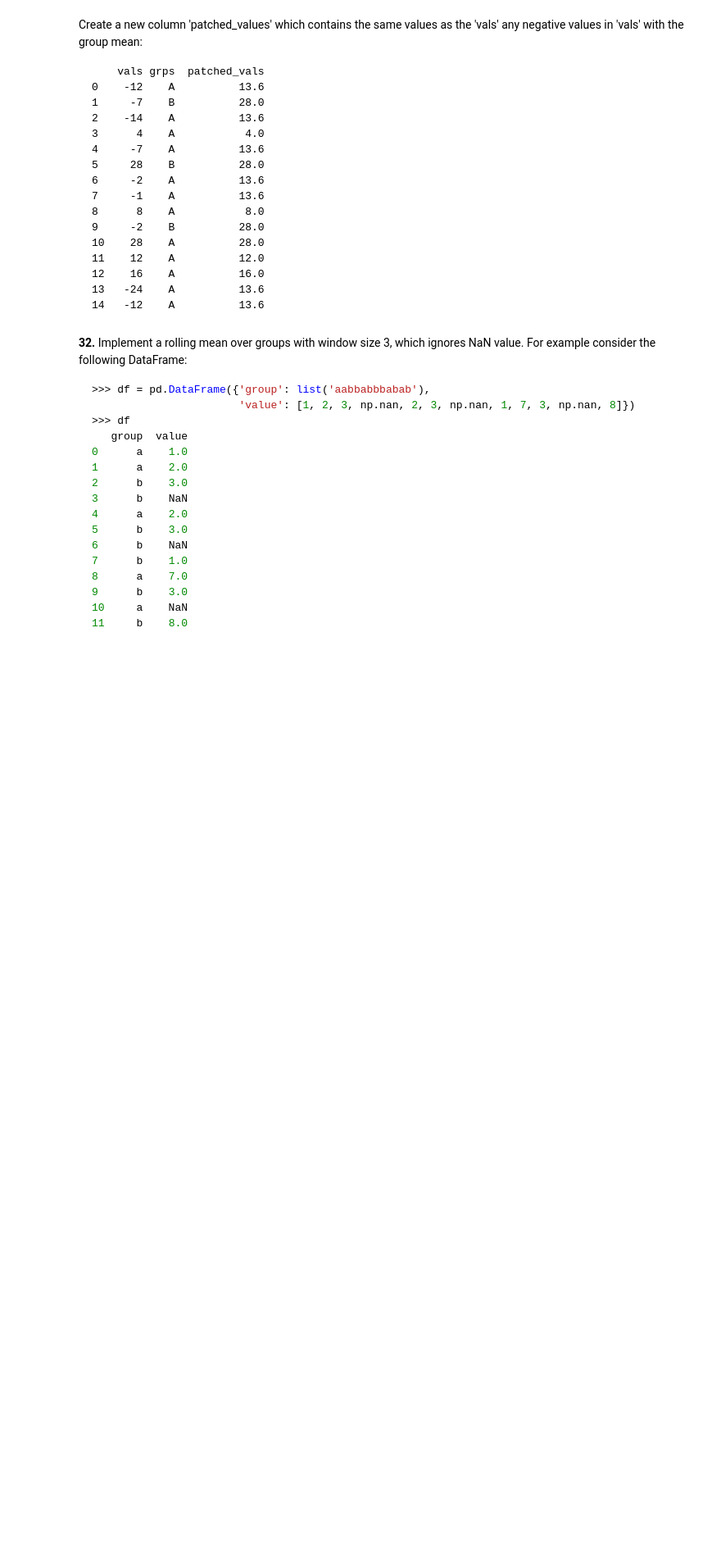
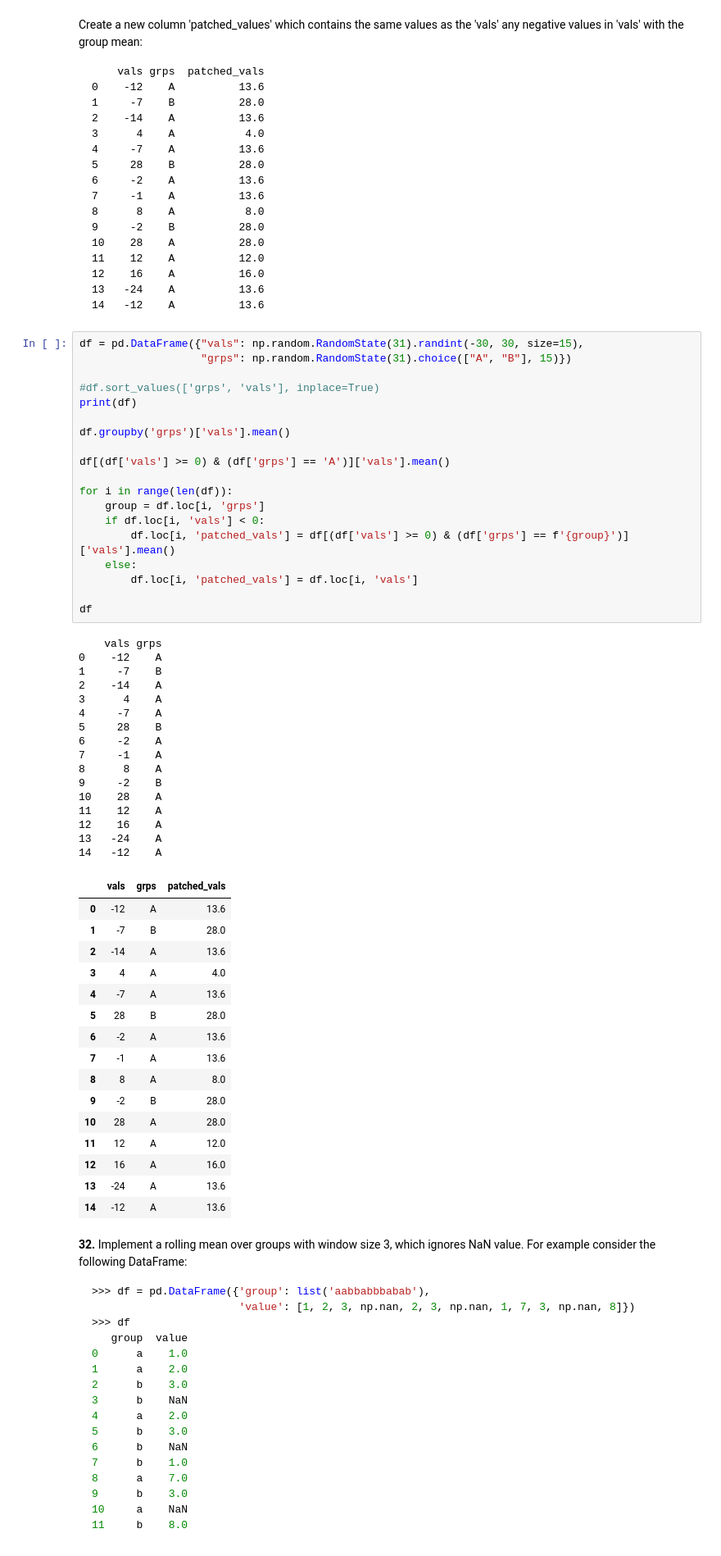
Before and after one commit to zahir1509/100-pandas-puzzles, a Jupyter notebook: 100-pandas-puzzles.ipynb, the cells around one changed output. Shown at 82% size. Saved outputs shown, nothing was run; the diff lists cells and outputs as text; blank space fills up the shorter version.

````diff
--- a/100-pandas-puzzles.ipynb
+++ b/100-pandas-puzzles.ipynb
@@ -630,6 +631,58 @@ Create a new column 'patched_values' which contains the same values as the 'vals
 13   -24    A          13.6
 14   -12    A          13.6
 ```
+# %%
+df = pd.DataFrame({"vals": np.random.RandomState(31).randint(-30, 30, size=15),
+                   "grps": np.random.RandomState(31).choice(["A", "B"], 15)})
+
+#df.sort_values(['grps', 'vals'], inplace=True)
+print(df)
+
+df.groupby('grps')['vals'].mean()
+
+df[(df['vals'] >= 0) & (df['grps'] == 'A')]['vals'].mean()
+
+for i in range(len(df)):
+    group = df.loc[i, 'grps']
+    if df.loc[i, 'vals'] < 0:
+        df.loc[i, 'patched_vals'] = df[(df['vals'] >= 0) & (df['grps'] == f'{group}')]['vals'].mean()
+    else:
+        df.loc[i, 'patched_vals'] = df.loc[i, 'vals']
+
+df
+# %% [output]
+    vals grps
+0    -12    A
+1     -7    B
+2    -14    A
+3      4    A
+4     -7    A
+5     28    B
+6     -2    A
+7     -1    A
+8      8    A
+9     -2    B
+10    28    A
+11    12    A
+12    16    A
+13   -24    A
+14   -12    A
+|  | vals | grps | patched_vals |
+| 0 | -12 | A | 13.6 |
+| 1 | -7 | B | 28.0 |
+| 2 | -14 | A | 13.6 |
+| 3 | 4 | A | 4.0 |
+| 4 | -7 | A | 13.6 |
+| 5 | 28 | B | 28.0 |
+| 6 | -2 | A | 13.6 |
+| 7 | -1 | A | 13.6 |
+| 8 | 8 | A | 8.0 |
+| 9 | -2 | B | 28.0 |
+| 10 | 28 | A | 28.0 |
+| 11 | 12 | A | 12.0 |
+| 12 | 16 | A | 16.0 |
+| 13 | -24 | A | 13.6 |
+| 14 | -12 | A | 13.6 |
 # %% [markdown]
 **32.** Implement a rolling mean over groups with window size 3, which ignores NaN value. For example consider the following DataFrame:
 
````
Also changed, not shown: parts of 2 cells of this notebook.
